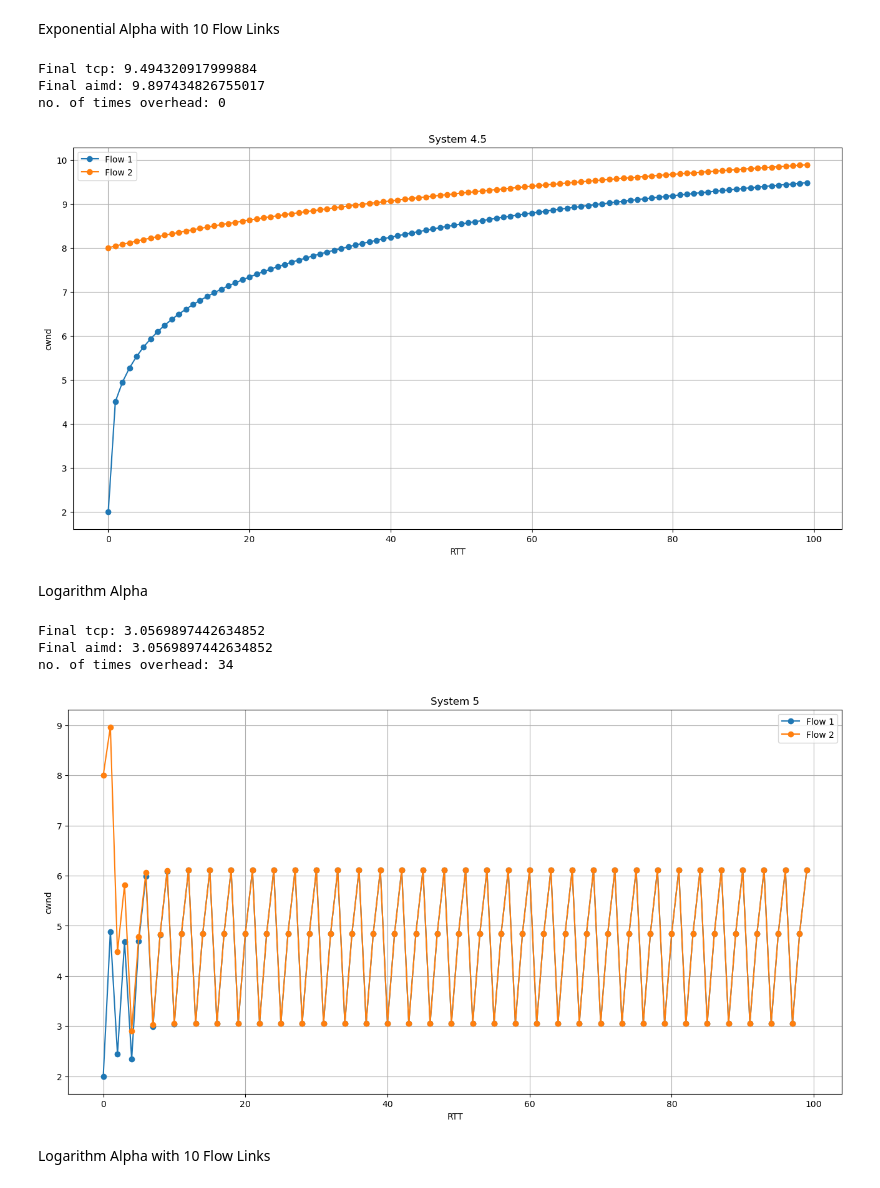
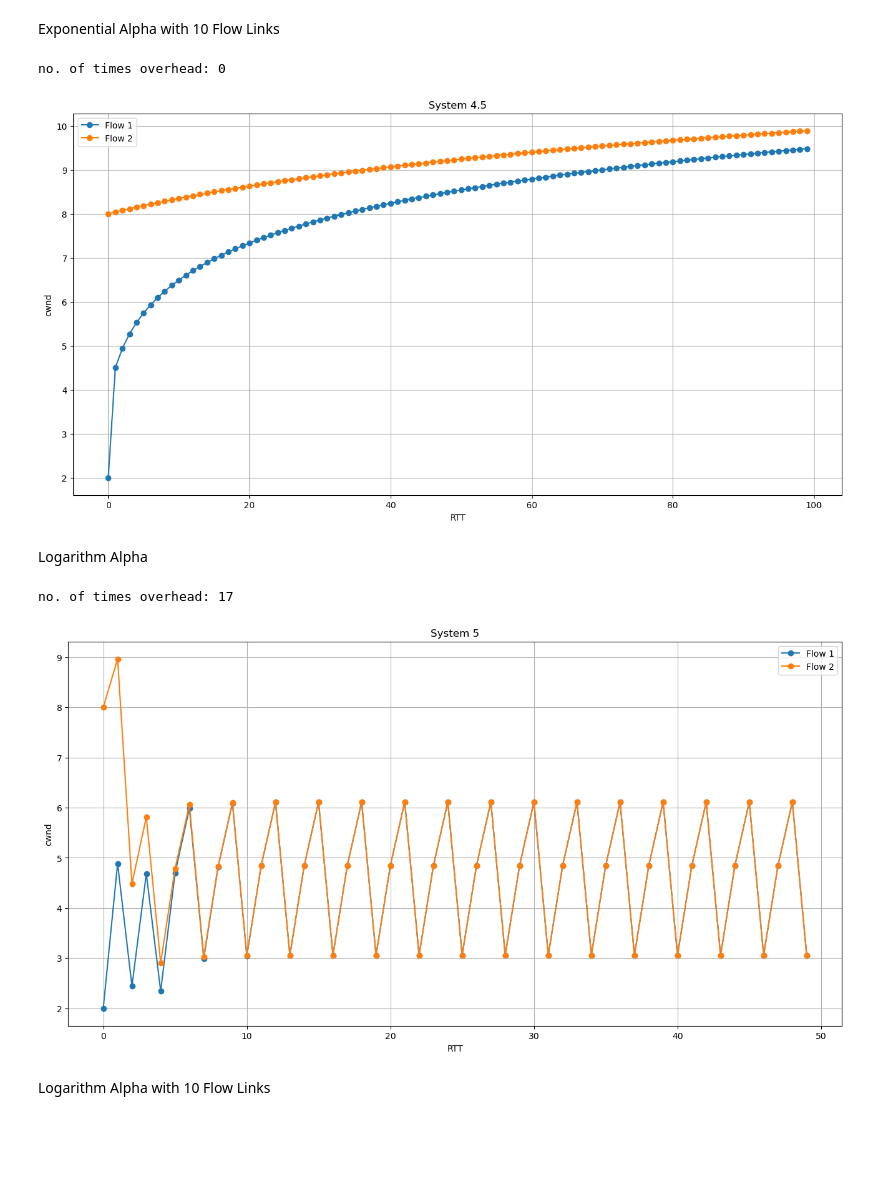
Before and after one commit to uztra4/CE4052CloudComputing, a Jupyter notebook: Assignment01/AIMD.ipynb, the cells around one changed output. Saved outputs shown, nothing was run; the diff lists cells and outputs as text; code cells hidden in the pictures; blank space fills up the shorter version.

Commit message:
update aimd

```diff
--- a/Assignment01/AIMD.ipynb
+++ b/Assignment01/AIMD.ipynb
@@ -561,8 +404,6 @@ for i in range(iterations):
         aimd2 = aimd2 * beta
         count += 1
 
-print("Final tcp:", aimd1)
-print("Final aimd:", aimd2)
 print("no. of times overhead:", count)
 
 plt.figure(figsize = (16, 8))
@@ -576,14 +417,12 @@ plt.grid(True)
 plt.legend()
 plt.show()
 # %% [output]
-Final tcp: 9.494320917999884
-Final aimd: 9.897434826755017
 no. of times overhead: 0
 [figure]
 # %% [markdown]
 Logarithm Alpha
 # %%
-iterations = 100
+iterations = 50
 
 aimd1 = 2
 aimd2 = 8
@@ -594,39 +433,35 @@ beta = 0.5
 count = 0
 
 aimd1Vals, aimd2Vals = [], []
 
 for i in range(iterations):
     aimd1Vals.append(aimd1)
     aimd2Vals.append(aimd2)
     #if congestion not detected
     if (aimd1 + aimd2 <= capacity):
         aimd1 = aimd1 + 2/((math.log(aimd1)))
         aimd2 = aimd2 + 2/((math.log(aimd2)))
 
     else:
         aimd1 = aimd1 * beta
         aimd2 = aimd2 * beta
         count += 1
 
-print("Final tcp:", aimd1)
-print("Final aimd:", aimd2)
 print("no. of times overhead:", count)
 
 plt.figure(figsize = (16, 8))
 plt.plot(range(iterations), aimd1Vals, '-o', label = 'Flow 1')
 plt.plot(range(iterations), aimd2Vals, '-o', label = 'Flow 2')
 
 plt.xlabel('RTT')
 plt.ylabel('cwnd')
 plt.title('System 5')
 plt.grid(True)
 plt.legend()
 plt.show()
 # %% [output]
-Final tcp: 3.0569897442634852
-Final aimd: 3.0569897442634852
-no. of times overhead: 34
+no. of times overhead: 17
-[figure, old version]
+[figure, new version]
 # %% [markdown]
 Logarithm Alpha with 10 Flow Links
 # %%
```
Also changed, not shown: parts of 20 cells of this notebook, 1 other file.
